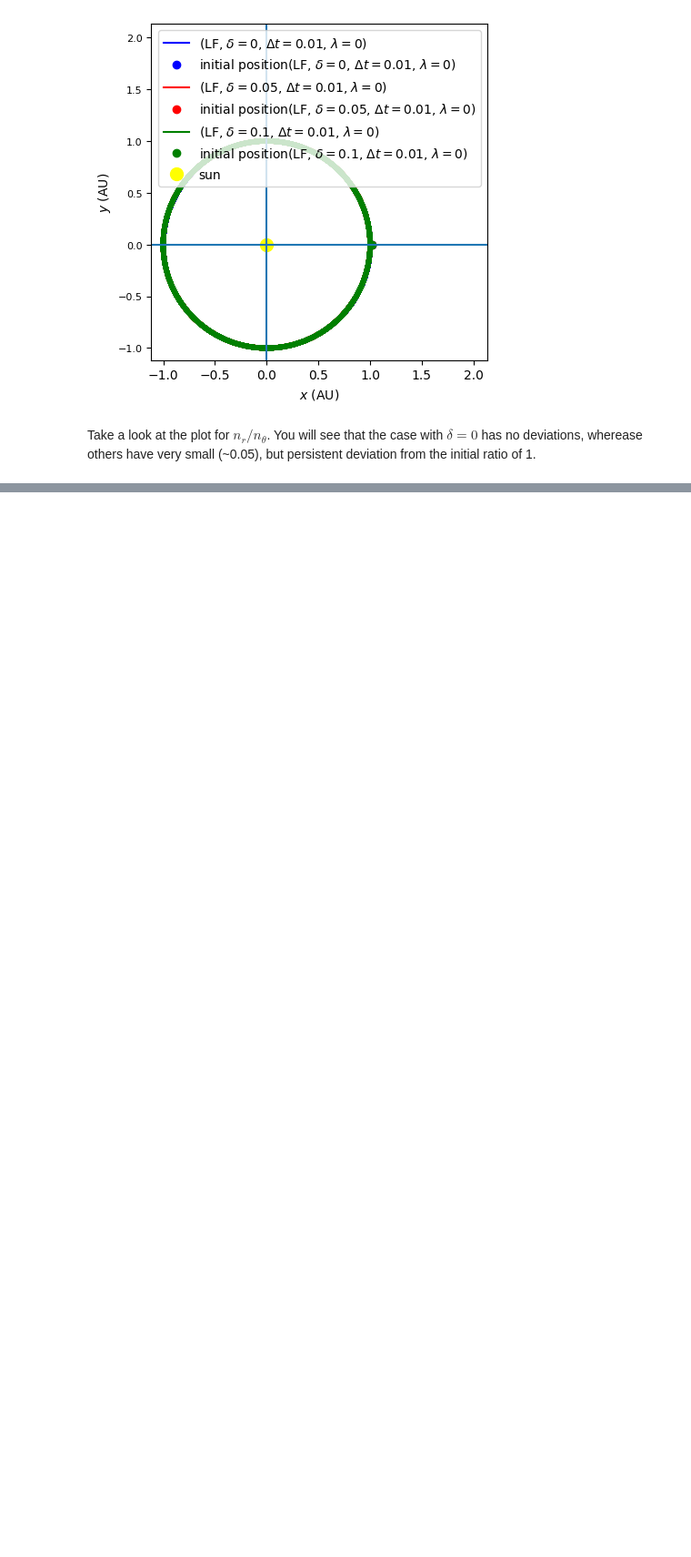
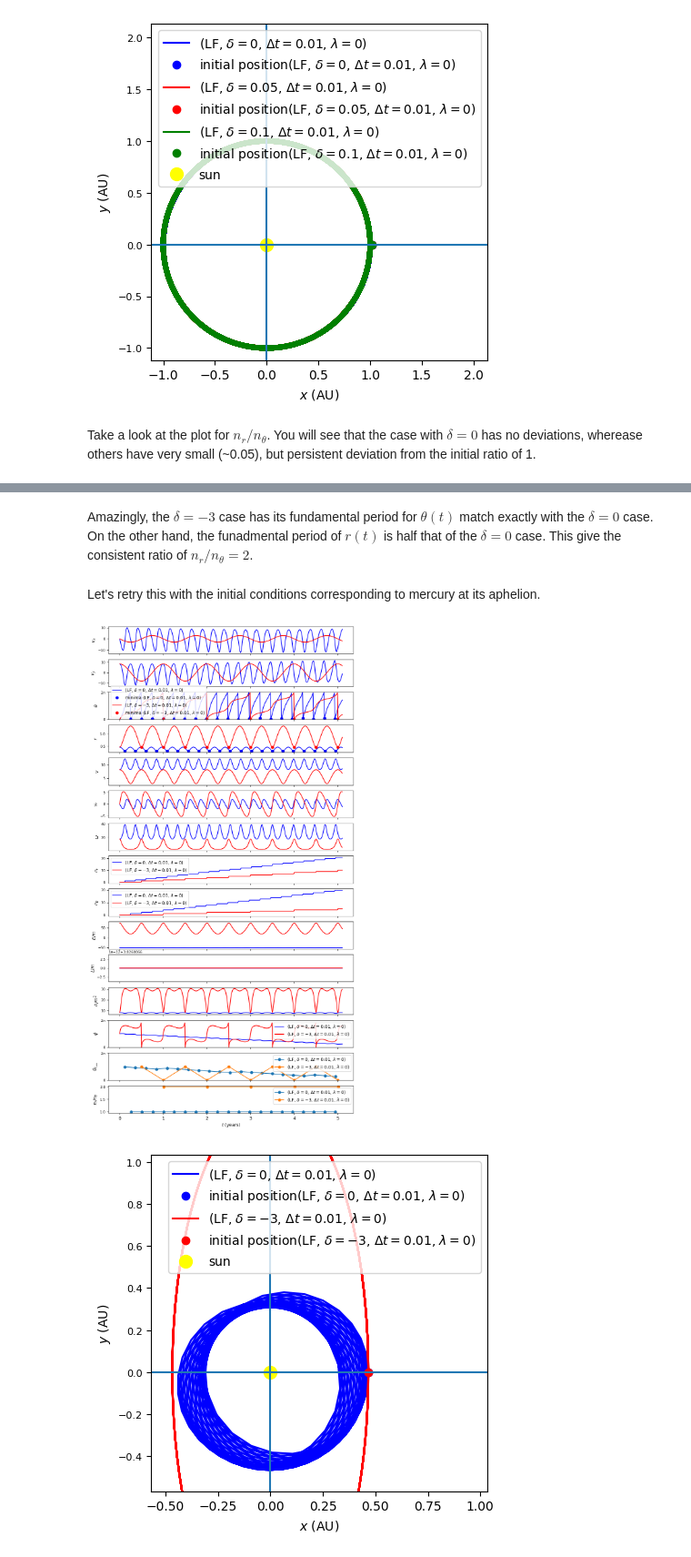
Before and after one commit to pranav-joshi-iitgn/PH509, a Jupyter notebook: Assignment3/M1.ipynb, the cells around one changed output, grey strips where cells are left out. Shown at 91% size. Cells and saved outputs as stored; diff of their text form; code cells hidden in the pictures; blank space fills up the shorter version.

```diff
--- a/Assignment3/M1.ipynb
+++ b/Assignment3/M1.ipynb
@@ -205,0 +313,14 @@ Take a look at the plot for $n_r/n_\theta$. You will see that the case with $\de
+# %% [markdown]
+Amazingly, the $\delta = -3$ case has its fundamental period for $\theta(t)$ match exactly with the $\delta =0$ case.
+On the other hand, the funadmental period of $r(t)$ is half that of the $\delta =0$ case. This give the consistent ratio of $n_r/n_\theta = 2$.
+# %% [markdown]
+Let's retry this with the initial conditions corresponding to mercury at its aphelion.
+# %%
+Orbit(vis=True,T_max=5.1,deltas=[0,-3],methods={"LF":0.01},
+    r_init=np.array([0.4667, 0.0]), # AU
+    v_init=np.array([0.0, 8.198]) # AU/year
+)
+plt.show()
+# %% [output]
+[figure, added]
+[figure, added]
```
Also changed, not shown: parts of 21 cells of this notebook.
